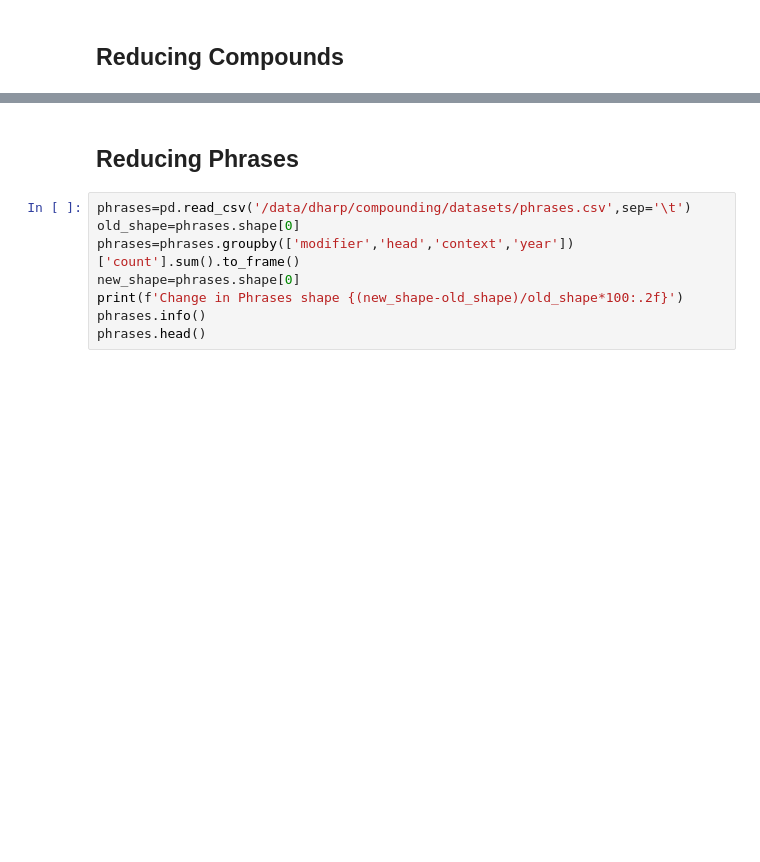
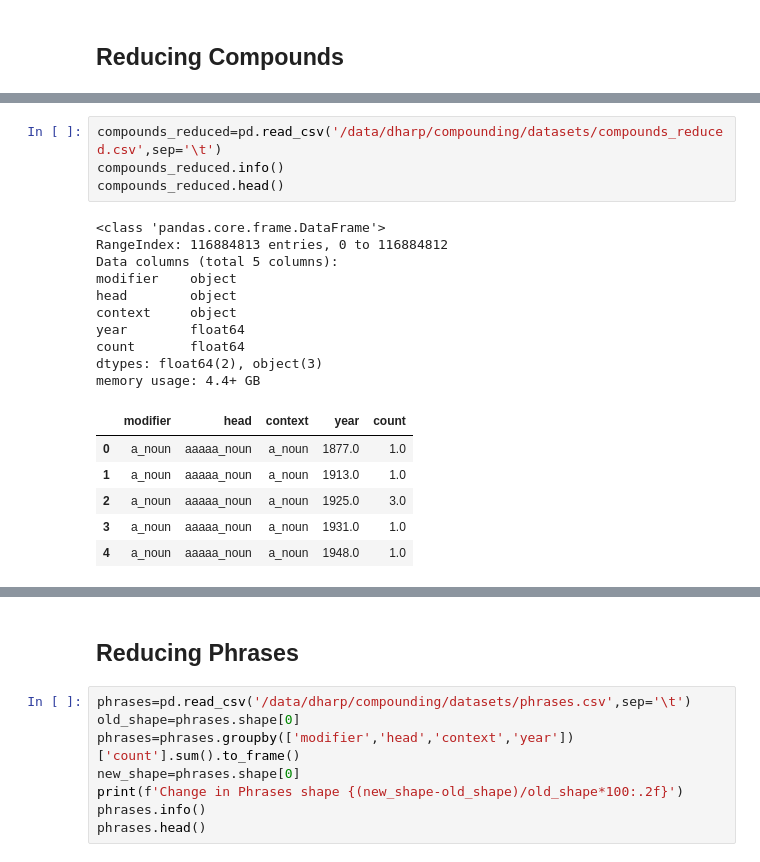
Before and after one commit to prajitdhar/Compounding, a Jupyter notebook: novel_compound_predictor/Dataset_Reducer.ipynb, the cells around one changed output, grey strips where cells are left out. Saved outputs shown, nothing was run; the diff lists cells and outputs as text; blank space fills up the shorter version.

```diff
--- a/novel_compound_predictor/Dataset_Reducer.ipynb
+++ b/novel_compound_predictor/Dataset_Reducer.ipynb
@@ -54,0 +214,21 @@ memory usage: 483.5+ MB
+# %%
+compounds_reduced=pd.read_csv('/data/dharp/compounding/datasets/compounds_reduced.csv',sep='\t')
+compounds_reduced.info()
+compounds_reduced.head()
+# %% [output]
+<class 'pandas.core.frame.DataFrame'>
+RangeIndex: 116884813 entries, 0 to 116884812
+Data columns (total 5 columns):
+modifier    object
+head        object
+context     object
+year        float64
+count       float64
+dtypes: float64(2), object(3)
+memory usage: 4.4+ GB
+|  | modifier | head | context | year | count |
+| 0 | a_noun | aaaaa_noun | a_noun | 1877.0 | 1.0 |
+| 1 | a_noun | aaaaa_noun | a_noun | 1913.0 | 1.0 |
+| 2 | a_noun | aaaaa_noun | a_noun | 1925.0 | 3.0 |
+| 3 | a_noun | aaaaa_noun | a_noun | 1931.0 | 1.0 |
+| 4 | a_noun | aaaaa_noun | a_noun | 1948.0 | 1.0 |
```
Also changed, not shown: parts of 24 cells of this notebook, 2 other files.
